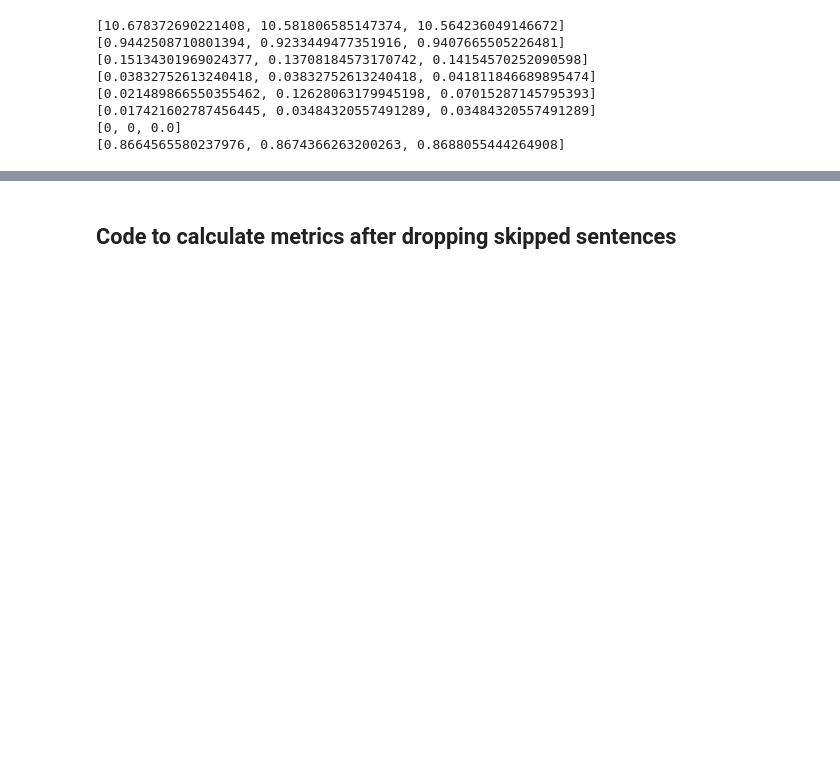
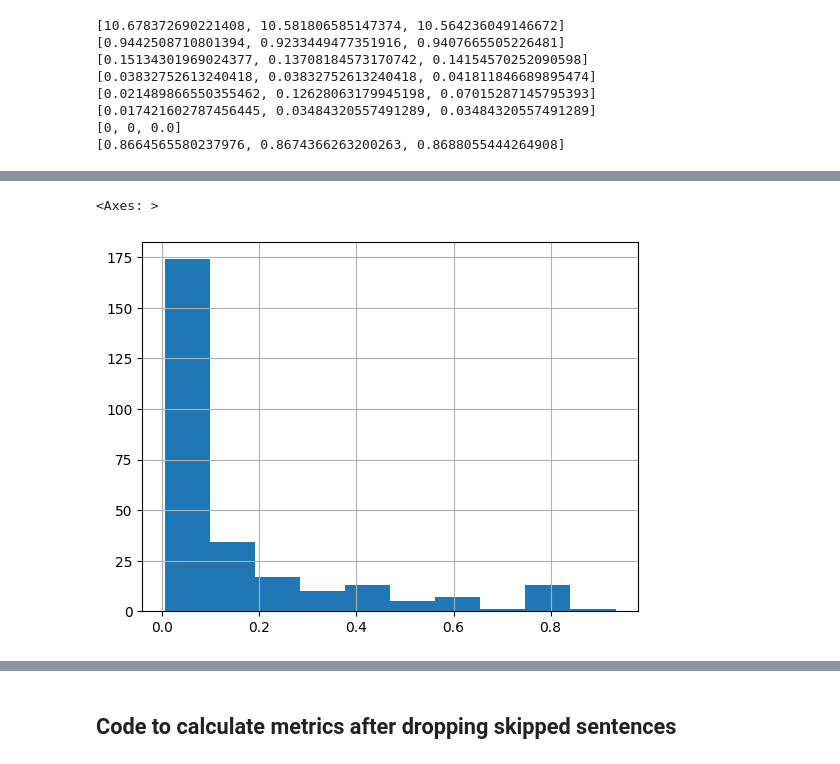
Before and after one commit to hayleyson/mucoco, a Jupyter notebook: new_module/nb_impt_ablation_table_related.ipynb, the cells around one changed output, grey strips where cells are left out. Drawn from its saved outputs; the diff is of its cells as text; code cells hidden in the pictures; blank space fills up the shorter version.

```diff
--- a/new_module/nb_impt_ablation_table_related.ipynb
+++ b/new_module/nb_impt_ablation_table_related.ipynb
@@ -790,0 +902,5 @@ pd.DataFrame({'run_ids':['BOLT/detoxic/detoxic/replaced_vocab_roberta_for_jigsaw
+# %%
+result['toxicity'].hist()
+# %% [output]
+<Axes: >
+[figure, added]
```
Also changed, not shown: parts of 55 cells of this notebook, 28 other files.
